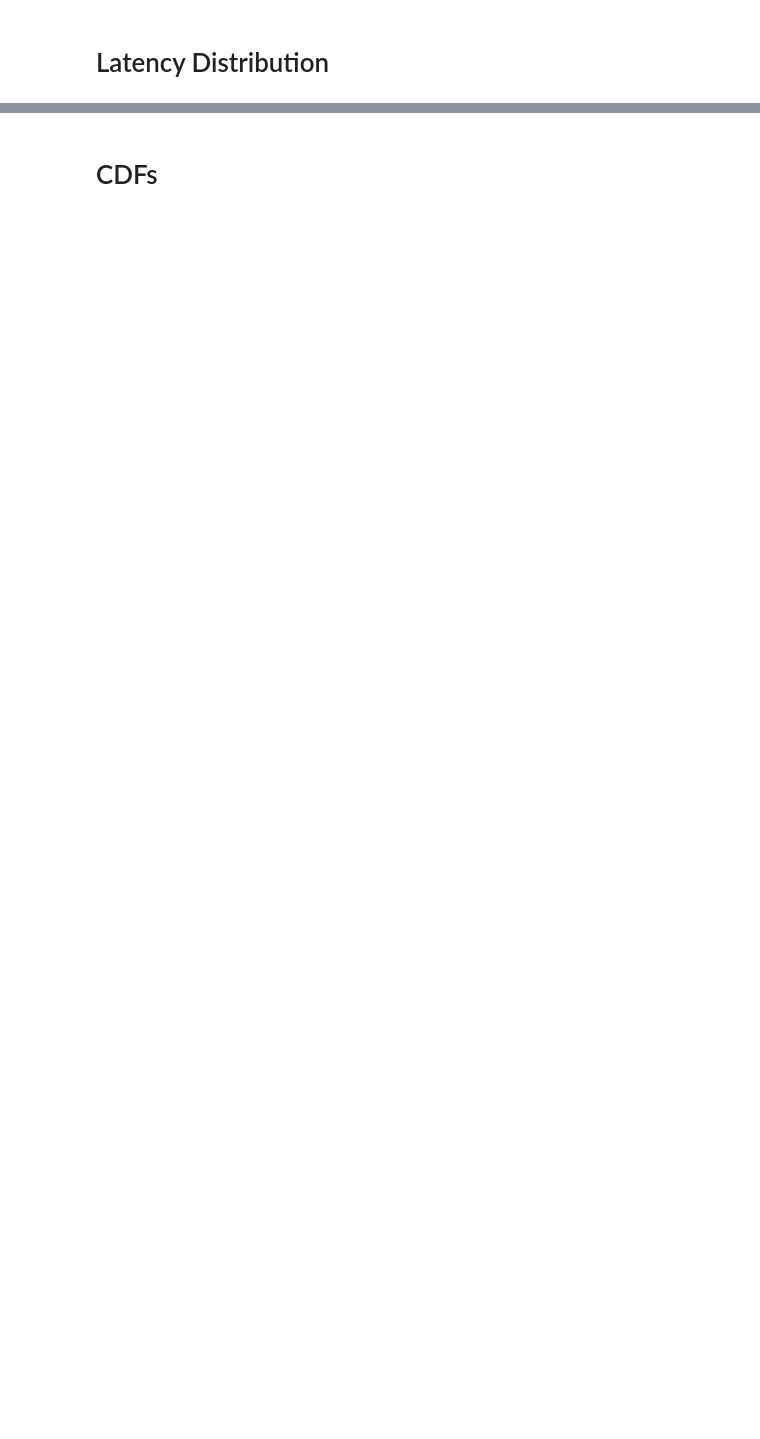
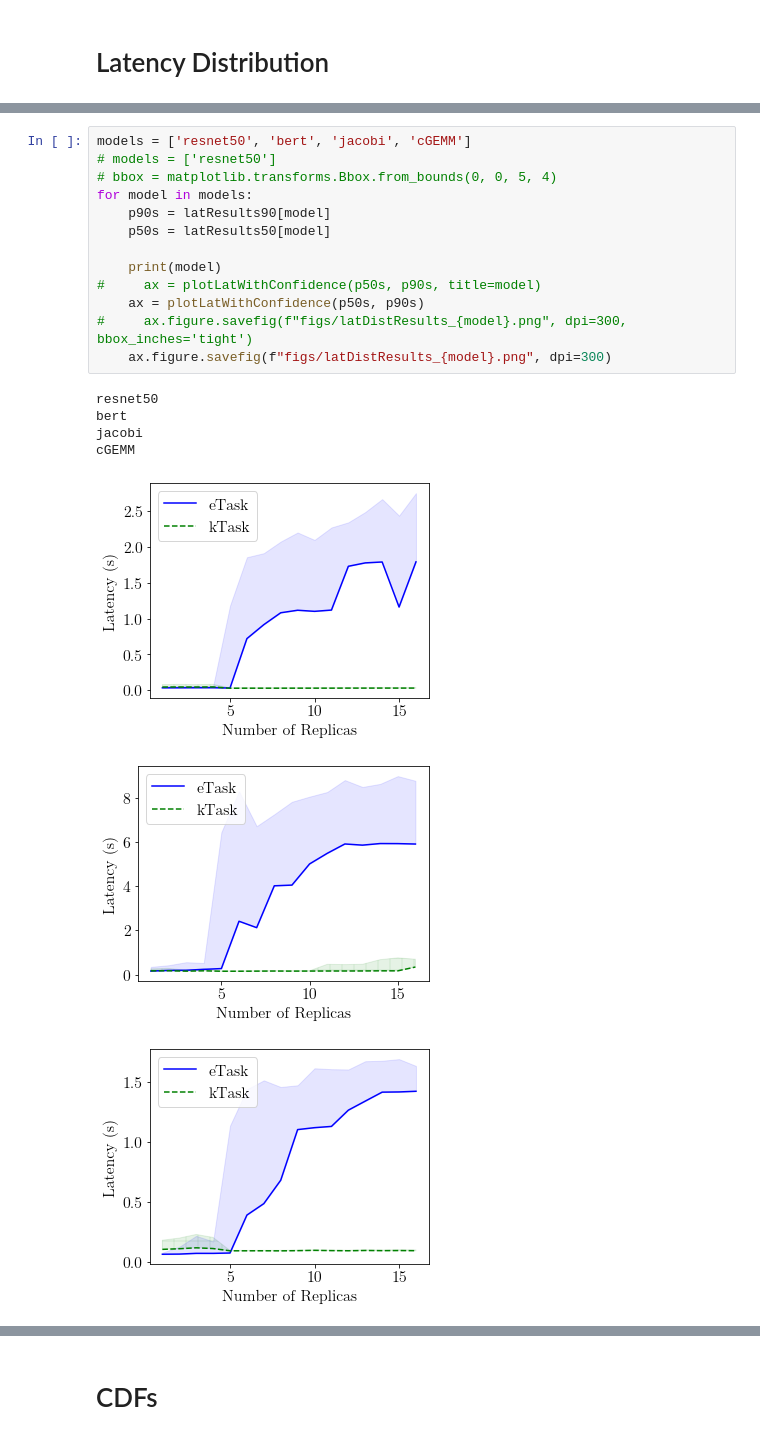
Before and after one commit to NathanTP/kaasBenchmarks, a Jupyter notebook: inference/analysis/analysis.ipynb, the cells around one changed output, grey strips where cells are left out. Drawn from its saved outputs; the diff is of its cells as text; blank space fills up the shorter version.

```diff
--- a/inference/analysis/analysis.ipynb
+++ b/inference/analysis/analysis.ipynb
@@ -77,0 +107,21 @@ def plotNormalized(lats, log=False):
+# %%
+models = ['resnet50', 'bert', 'jacobi', 'cGEMM']
+# models = ['resnet50']
+# bbox = matplotlib.transforms.Bbox.from_bounds(0, 0, 5, 4)
+for model in models:
+    p90s = latResults90[model]
+    p50s = latResults50[model]
+
+    print(model)
+#     ax = plotLatWithConfidence(p50s, p90s, title=model)
+    ax = plotLatWithConfidence(p50s, p90s)
+#     ax.figure.savefig(f"figs/latDistResults_{model}.png", dpi=300, bbox_inches='tight')
+    ax.figure.savefig(f"figs/latDistResults_{model}.png", dpi=300)
+# %% [output]
+resnet50
+bert
+jacobi
+cGEMM
+[figure, added]
+[figure, added]
+[figure, added]
```
Also changed, not shown: parts of 19 cells of this notebook, 3 other files.
